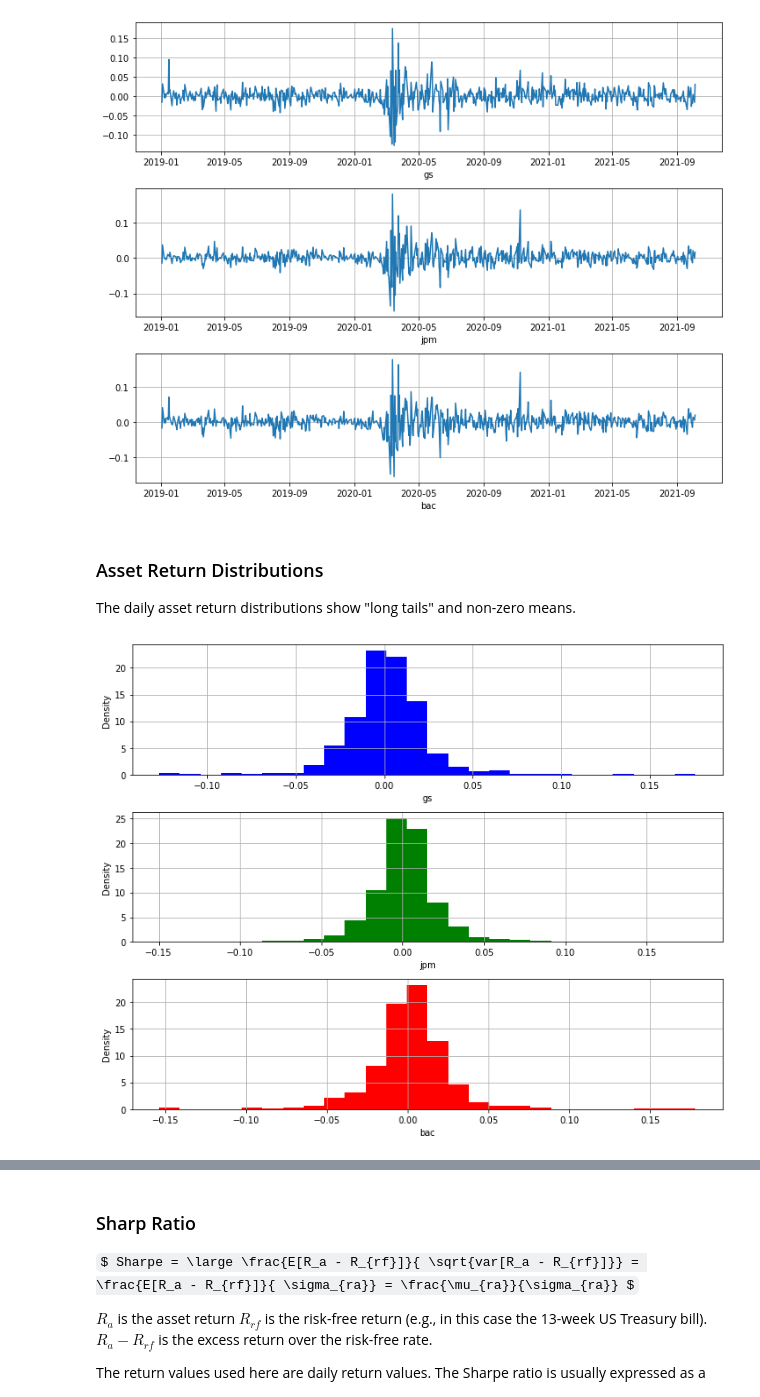
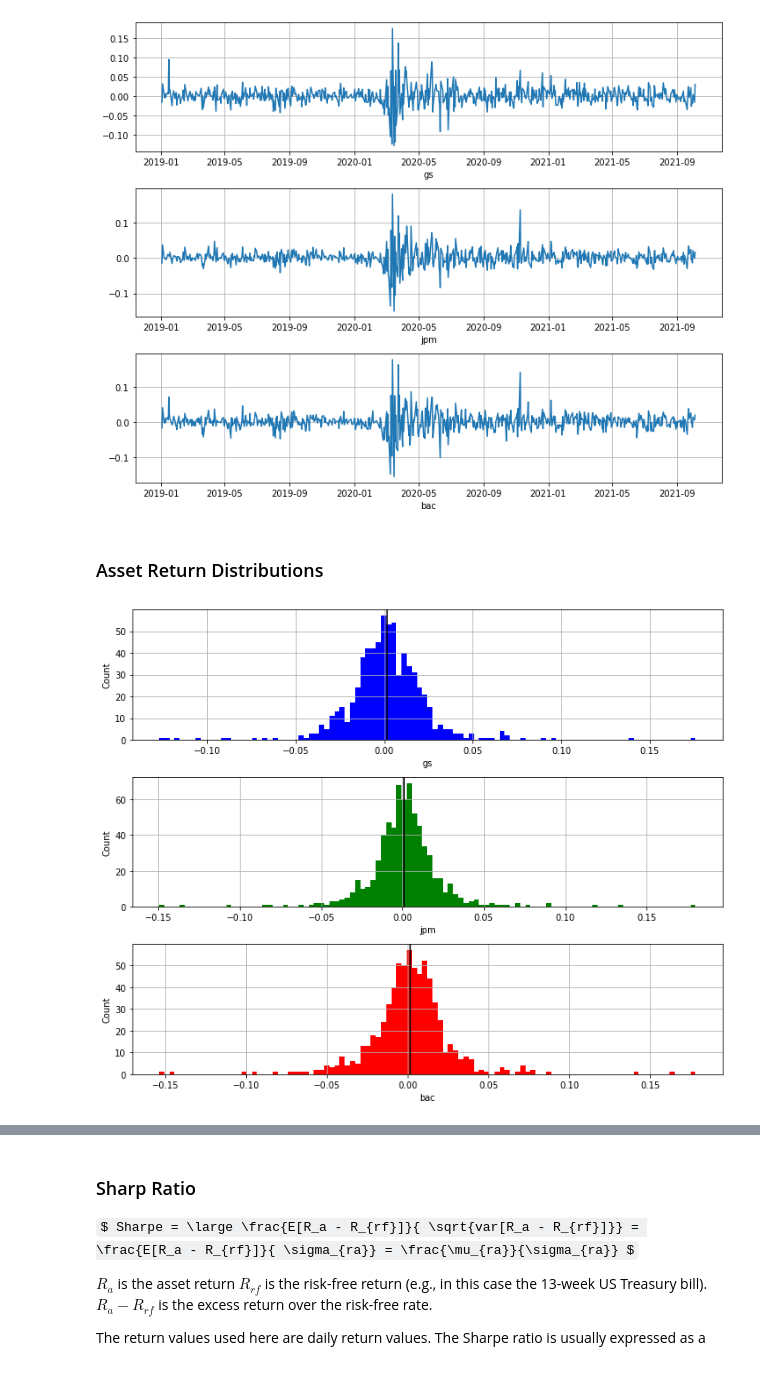
Before and after one commit to IanLKaplan/basic_finance, a Jupyter notebook: basic_finance.ipynb, the cells around one changed output, grey strips where cells are left out. Drawn from its saved outputs; the diff is of its cells as text; code cells hidden in the pictures; some formulas as TeX source.

Commit message:
Added more histogram code

```diff
--- a/basic_finance.ipynb
+++ b/basic_finance.ipynb
@@ -62,7 +74,7 @@ data_source = 'yahoo'
 start_date = '2019-01-01'
 end_date = '2021-10-05'
 
-tempRoot: str = '/tmp/'
+tempRoot: str = tempfile.gettempdir() + '/'
 stockFileName: str = 'banks.csv'
 stockFilePath: str = tempRoot + stockFileName
 stockTempPath = Path(stockFilePath)
@@ -295,21 +322,18 @@ plt.show()
 <h3>
 Asset Return Distributions
 </h3>
-
-<p>
-The daily asset return distributions show "long tails" and non-zero means.
-</p>
 # %%
 colors = ['b', 'g', 'r']
-numBins = int(np.sqrt(r_df_adj.shape[0]))
+numBins = int(np.sqrt(r_df_adj.shape[0])) * 4
 fig, ax = plt.subplots(r_df_adj.shape[1], figsize=(10,8))
 for i, col in enumerate(r_df_adj.columns):
     ax[i].set_xlabel( col )
-    ax[i].set_ylabel('Density')
+    ax[i].set_ylabel('Count')
     ax[i].grid(True)
-    ax[i].hist(r_df_adj[col], bins=numBins, density=True, facecolor=colors[i])
+    ax[i].hist(r_df_adj[col], bins=numBins, facecolor=colors[i])
+    ax[i].axvline(x=stat.mean(r_df_adj[col]), color='black')
 
 fig.tight_layout()
 plt.show()
 # %% [output]
-[figure, old version]
+[figure, new version]
```
Also changed, not shown: parts of 14 cells of this notebook.
